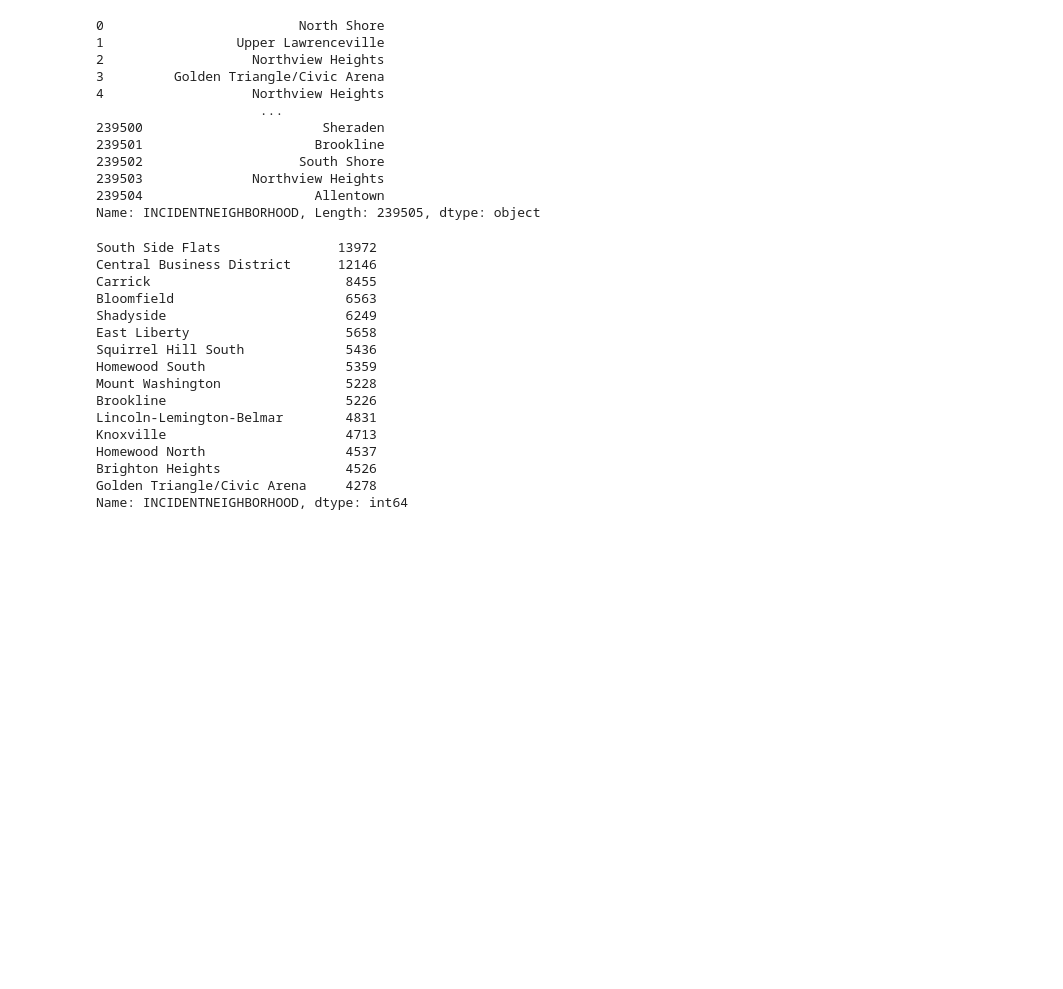
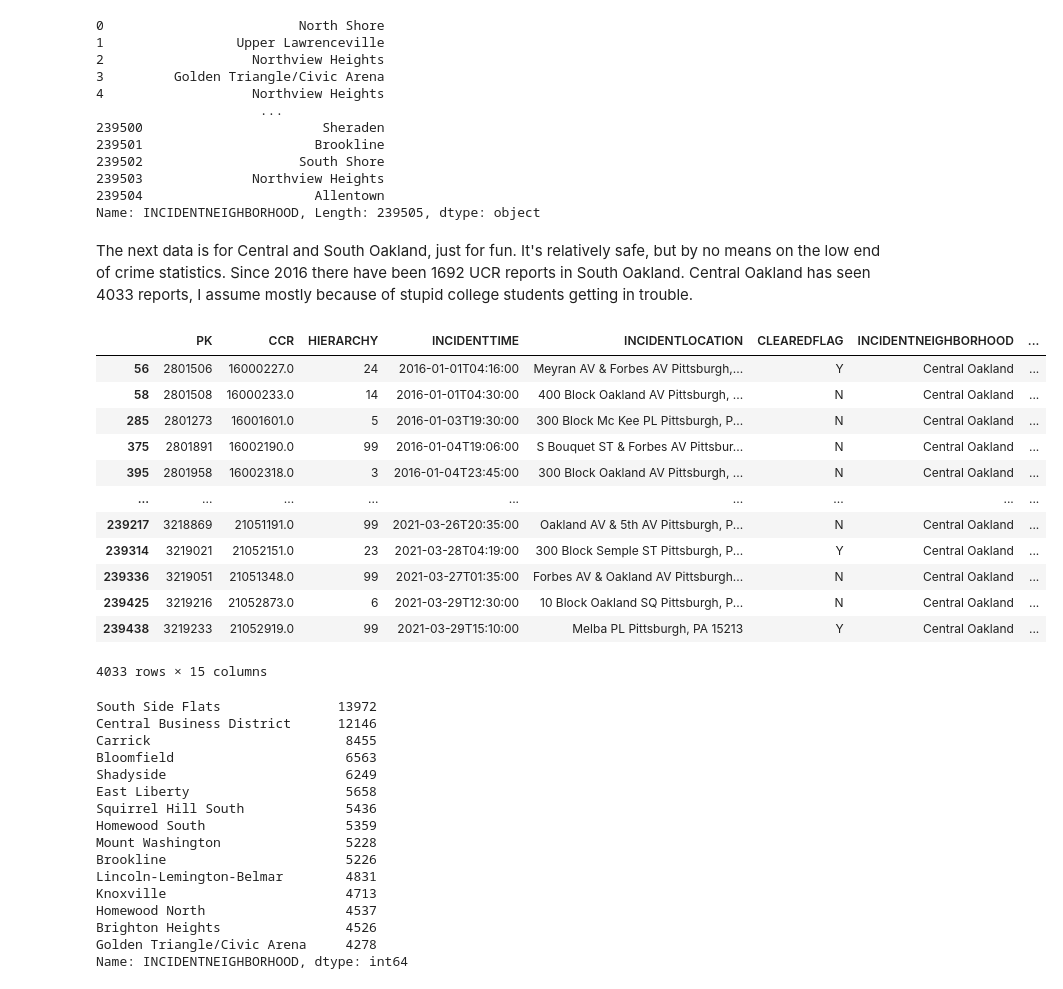
Before and after one commit to odl5/Final-Project-data, a Jupyter notebook: ctf16-data.ipynb, the cells around one changed output. Saved outputs shown, nothing was run; the diff lists cells and outputs as text; code cells hidden in the pictures; blank space fills up the shorter version.

```diff
--- a/ctf16-data.ipynb
+++ b/ctf16-data.ipynb
@@ -30,6 +32,28 @@ data['INCIDENTNEIGHBORHOOD']
 239503              Northview Heights
 239504                      Allentown
 Name: INCIDENTNEIGHBORHOOD, Length: 239505, dtype: object
+# %% [markdown]
+The next data is for Central and South Oakland, just for fun. It's relatively safe, but by no means on the low end of crime statistics. Since 2016 there have been 1692 UCR reports in South Oakland. Central Oakland has seen 4033 reports, I assume mostly because of stupid college students getting in trouble.
+# %%
+#data['INCIDENTNEIGHBORHOOD'].count()
+southO = data.loc[data['INCIDENTNEIGHBORHOOD'] == 'South Oakland']
+centralO = data.loc[data['INCIDENTNEIGHBORHOOD'] == 'Central Oakland']
+
+centralO
+# %% [output]
+|  | PK | CCR | HIERARCHY | INCIDENTTIME | INCIDENTLOCATION | CLEAREDFLAG | INCIDENTNEIGHBORHOOD | ... |
+| 56 | 2801506 | 16000227.0 | 24 | 2016-01-01T04:16:00 | Meyran AV & Forbes AV Pittsburgh,... | Y | Central Oakland | ... |
+| 58 | 2801508 | 16000233.0 | 14 | 2016-01-01T04:30:00 | 400 Block Oakland AV Pittsburgh, ... | N | Central Oakland | ... |
+| 285 | 2801273 | 16001601.0 | 5 | 2016-01-03T19:30:00 | 300 Block Mc Kee PL Pittsburgh, P... | N | Central Oakland | ... |
+| 375 | 2801891 | 16002190.0 | 99 | 2016-01-04T19:06:00 | S Bouquet ST & Forbes AV Pittsbur... | N | Central Oakland | ... |
+| 395 | 2801958 | 16002318.0 | 3 | 2016-01-04T23:45:00 | 300 Block Oakland AV Pittsburgh, ... | N | Central Oakland | ... |
+| ... | ... | ... | ... | ... | ... | ... | ... | ... |
+| 239217 | 3218869 | 21051191.0 | 99 | 2021-03-26T20:35:00 | Oakland AV & 5th AV Pittsburgh, P... | N | Central Oakland | ... |
+| 239314 | 3219021 | 21052151.0 | 23 | 2021-03-28T04:19:00 | 300 Block Semple ST Pittsburgh, P... | Y | Central Oakland | ... |
+| 239336 | 3219051 | 21051348.0 | 99 | 2021-03-27T01:35:00 | Forbes AV & Oakland AV Pittsburgh... | N | Central Oakland | ... |
+| 239425 | 3219216 | 21052873.0 | 6 | 2021-03-29T12:30:00 | 10 Block Oakland SQ Pittsburgh, P... | N | Central Oakland | ... |
+| 239438 | 3219233 | 21052919.0 | 99 | 2021-03-29T15:10:00 | Melba PL Pittsburgh, PA 15213 | Y | Central Oakland | ... |
+4033 rows × 15 columns
 # %%
 sorted_data = data['INCIDENTNEIGHBORHOOD'].value_counts()
 sorted_data.head(15)
```
Also changed, not shown: parts of 11 cells of this notebook, 2 other files.
